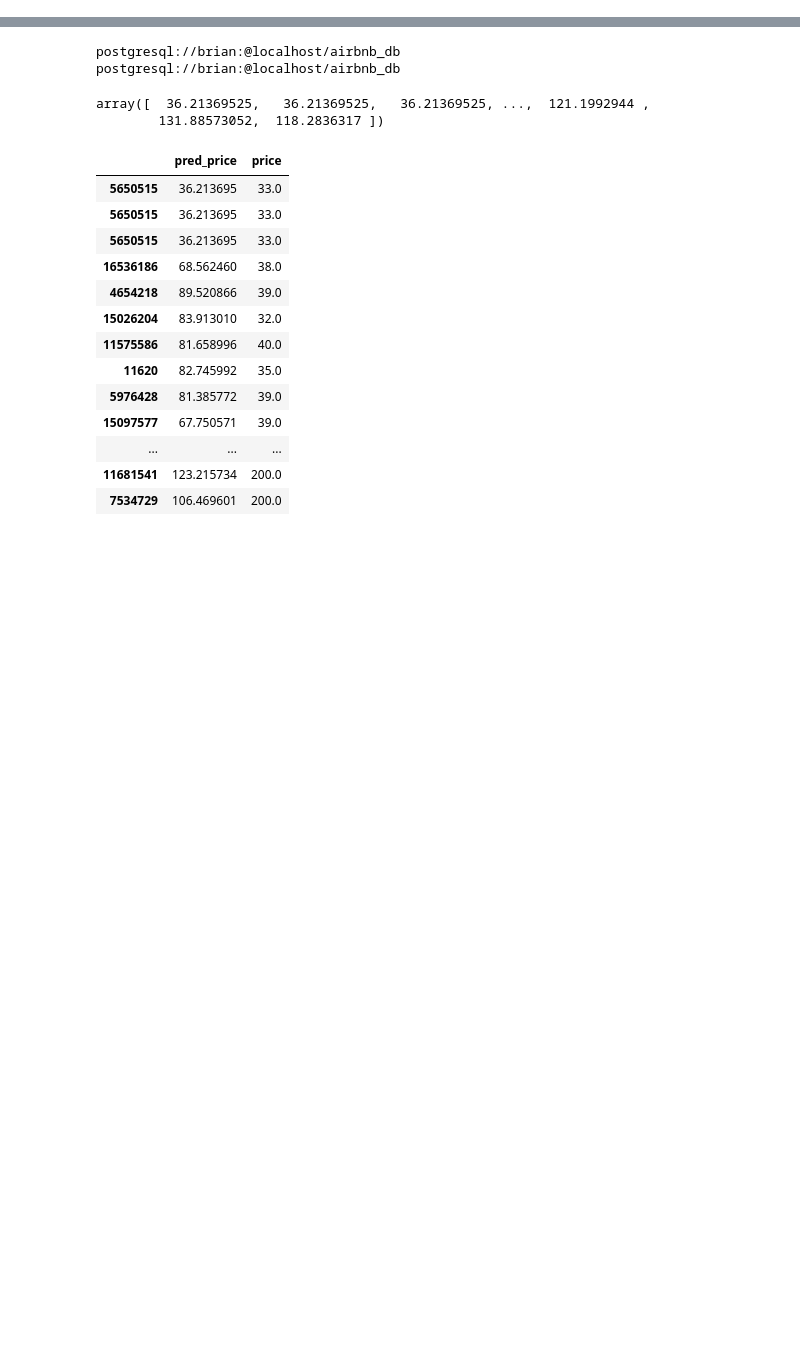
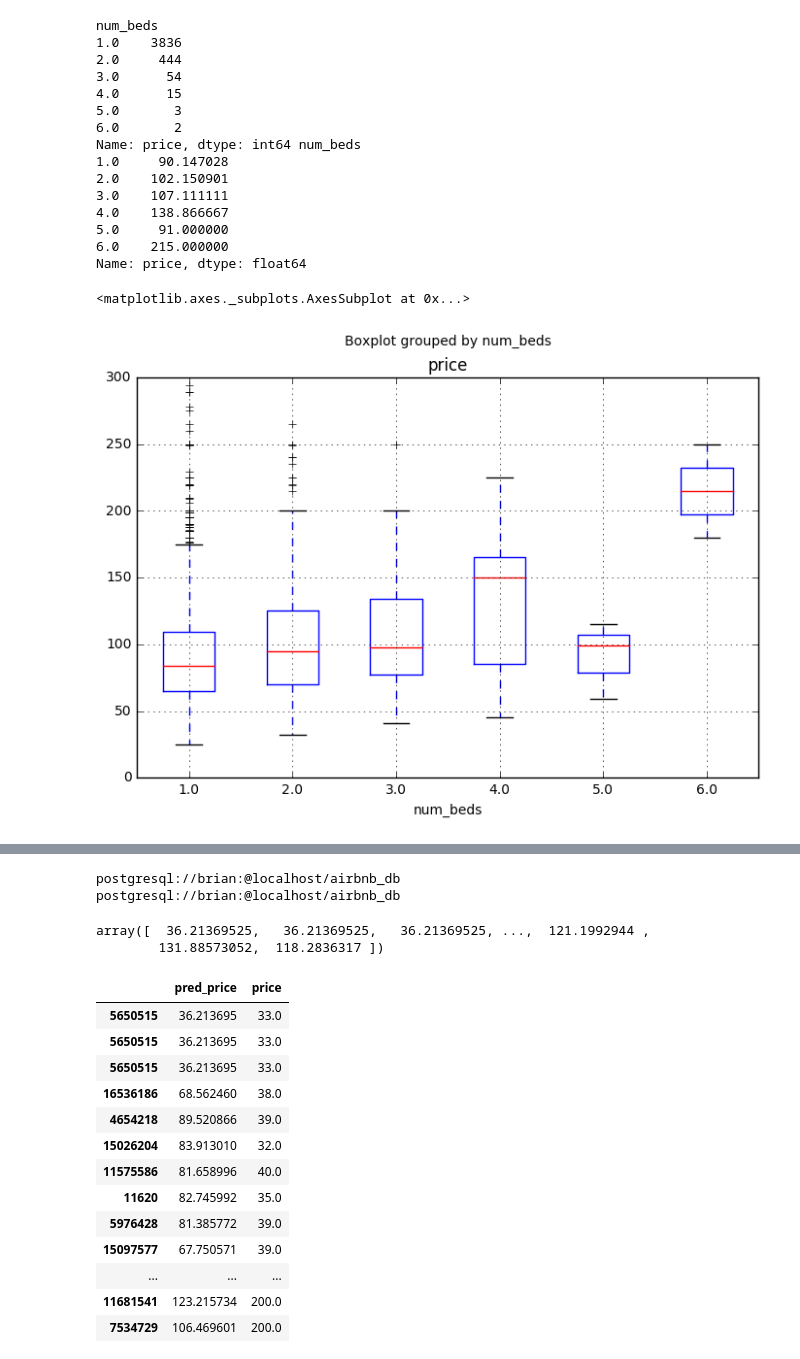
Before and after one commit to btamadio/PricePredictor, a Jupyter notebook: PricePredictor/Price_predictor.ipynb, the cells around one changed output, grey strips where cells are left out. Cells and saved outputs as stored; diff of their text form; code cells hidden in the pictures; blank space fills up the shorter version.

```diff
--- a/PricePredictor/Price_predictor.ipynb
+++ b/PricePredictor/Price_predictor.ipynb
@@ -32,0 +187,22 @@ featureList = sorted(list(df.drop(['price'],1)))
+# %%
+print(df.groupby('num_beds').count()['price'],
+      df.groupby('num_beds').mean()['price'])
+df.boxplot(column='price',by='num_beds')
+# %% [output]
+num_beds
+1.0    3836
+2.0     444
+3.0      54
+4.0      15
+5.0       3
+6.0       2
+Name: price, dtype: int64 num_beds
+1.0     90.147028
+2.0    102.150901
+3.0    107.111111
+4.0    138.866667
+5.0     91.000000
+6.0    215.000000
+Name: price, dtype: float64
+<matplotlib.axes._subplots.AxesSubplot at 0x...>
+[figure, added]
```
Also changed, not shown: parts of 36 cells of this notebook, 7 other files.
